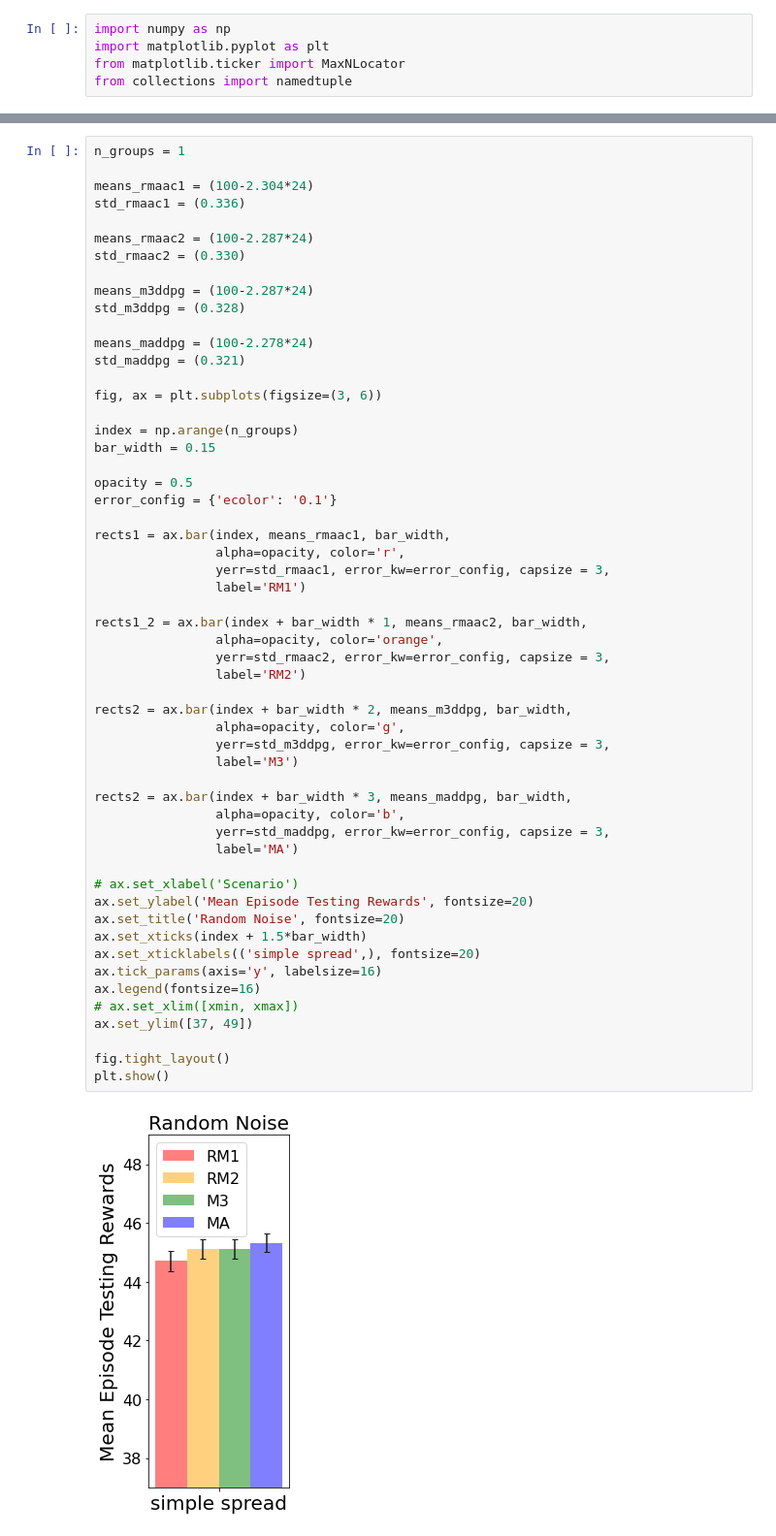
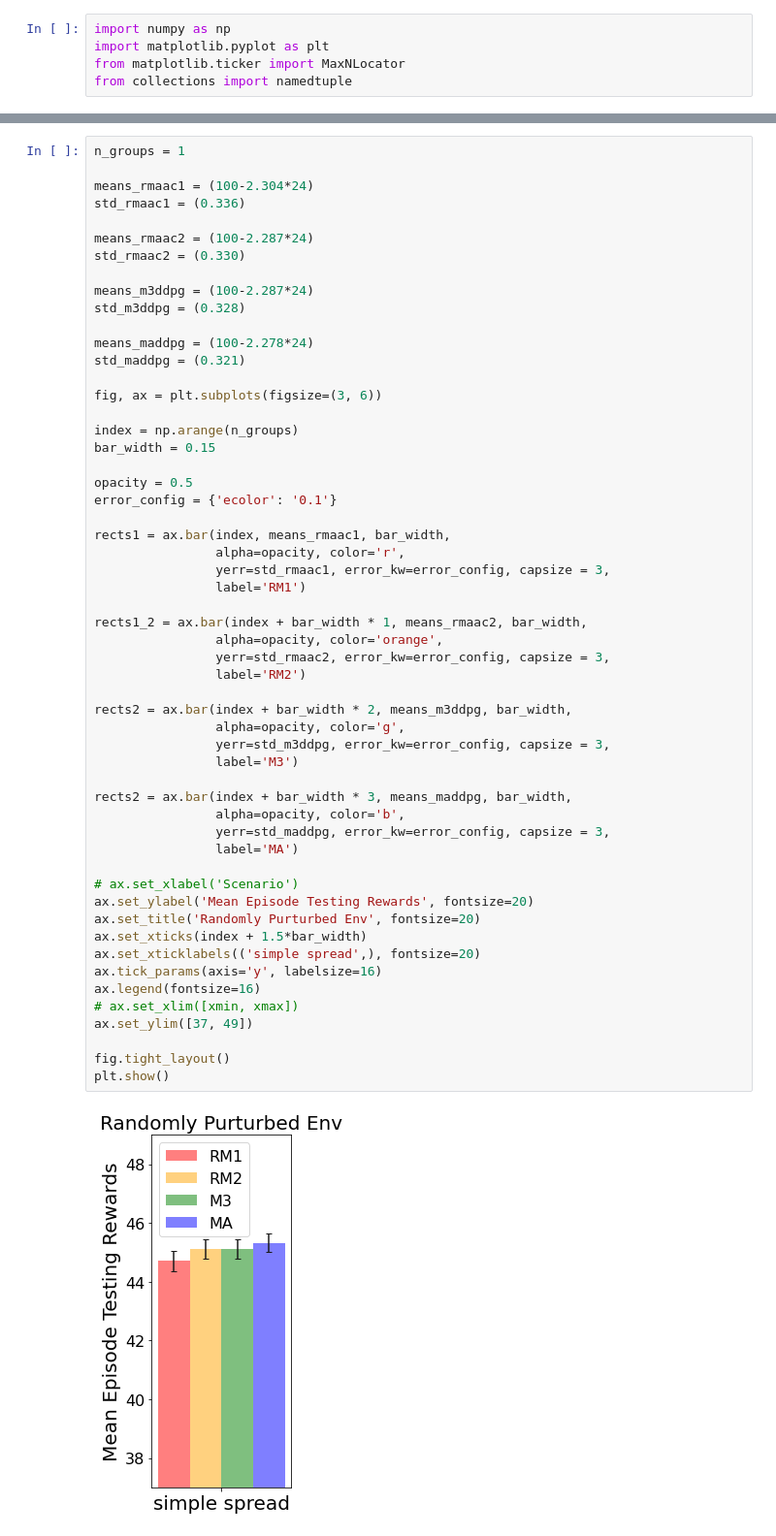
Before and after one commit to SihongHo/2022_rl, a Jupyter notebook: Figure_random.ipynb, the cells around one changed output, grey strips where cells are left out. Shown at 97% size. Saved outputs shown, nothing was run; the diff lists cells and outputs as text.

```diff
--- a/Figure_random.ipynb
+++ b/Figure_random.ipynb
@@ -88,35 +88,35 @@ rects1 = ax.bar(index, means_rmaac1, bar_width,
                 yerr=std_rmaac1, error_kw=error_config, capsize = 3,
                 label='RM1')
 
 rects1_2 = ax.bar(index + bar_width * 1, means_rmaac2, bar_width,
                 alpha=opacity, color='orange',
                 yerr=std_rmaac2, error_kw=error_config, capsize = 3,
                 label='RM2')
 
 rects2 = ax.bar(index + bar_width * 2, means_m3ddpg, bar_width,
                 alpha=opacity, color='g',
                 yerr=std_m3ddpg, error_kw=error_config, capsize = 3,
                 label='M3')
 
 rects2 = ax.bar(index + bar_width * 3, means_maddpg, bar_width,
                 alpha=opacity, color='b',
                 yerr=std_maddpg, error_kw=error_config, capsize = 3,
                 label='MA')
 
 # ax.set_xlabel('Scenario')
 ax.set_ylabel('Mean Episode Testing Rewards', fontsize=20)
-ax.set_title('Random Noise', fontsize=20)
+ax.set_title('Randomly Purturbed Env', fontsize=20)
 ax.set_xticks(index + 1.5*bar_width)
 ax.set_xticklabels(('simple spread',), fontsize=20)
 ax.tick_params(axis='y', labelsize=16)
 ax.legend(fontsize=16)
 # ax.set_xlim([xmin, xmax])
 ax.set_ylim([37, 49])
 
 fig.tight_layout()
 plt.show()
 # %% [output]
-[figure, old version]
+[figure, new version]
 # %%
 n_groups = 1
 
```
Also changed, not shown: parts of 2 cells of this notebook, 1 other file.
